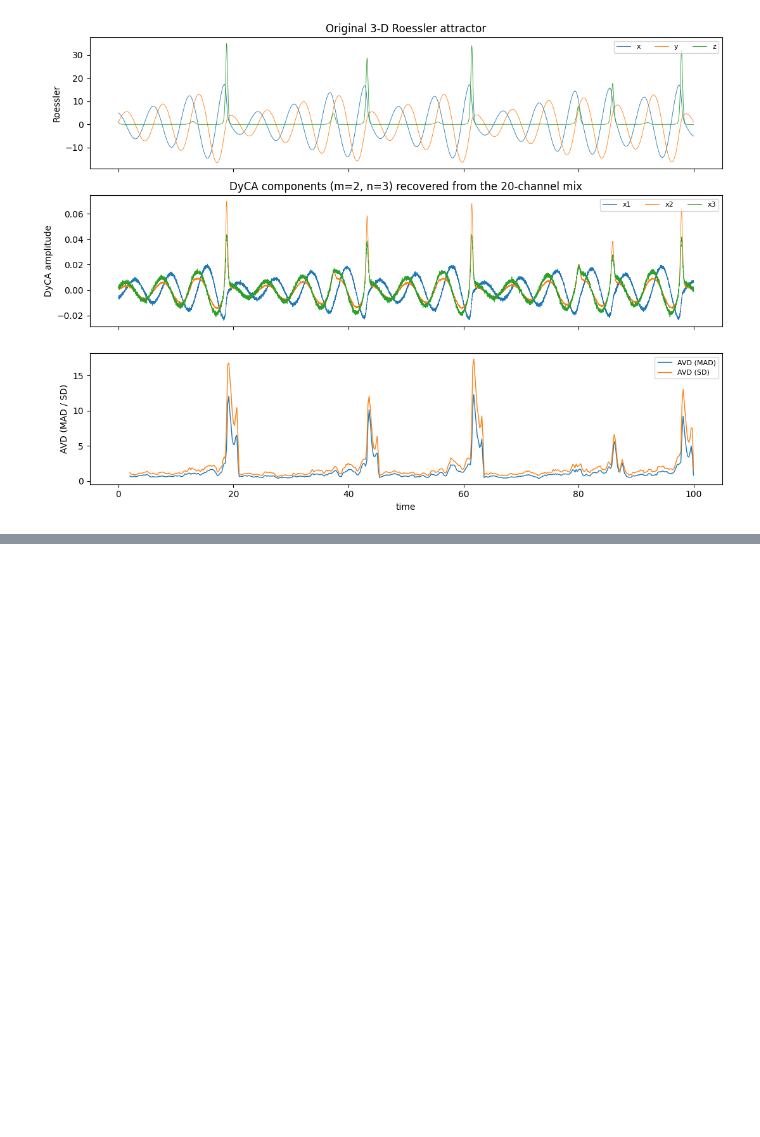
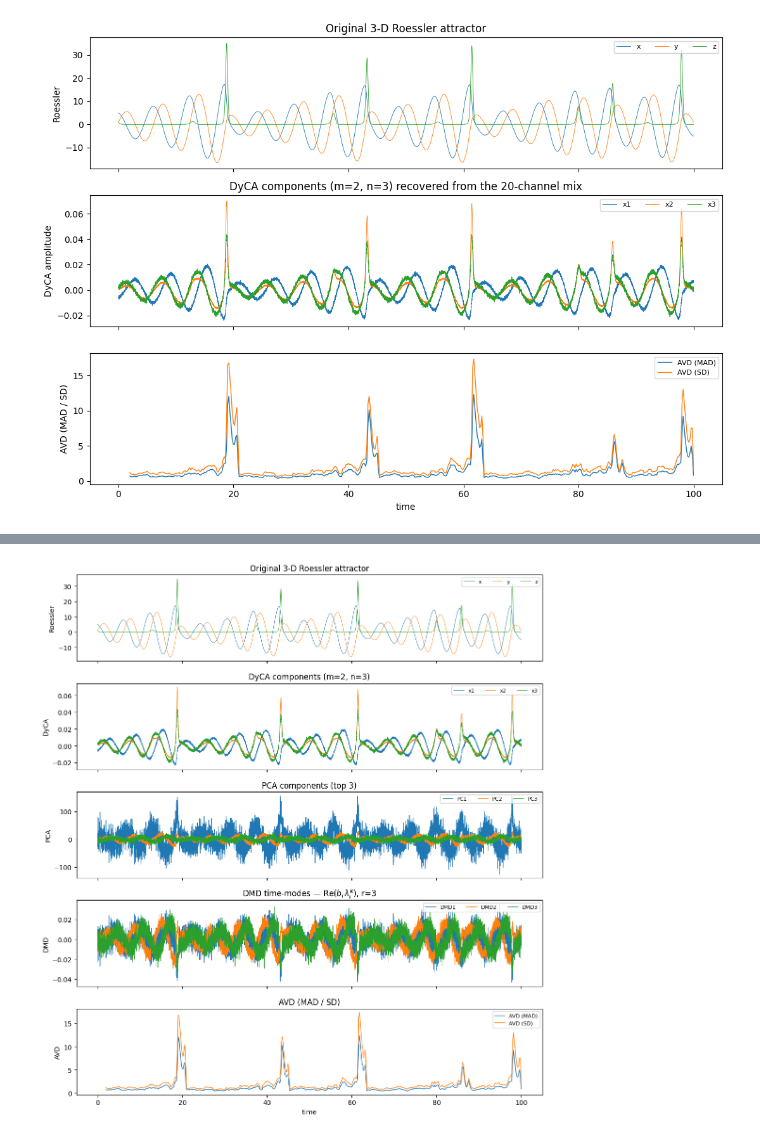
Before and after one commit to annikastiehl/Average-Volatility-Dimensioning, a Jupyter notebook: main_roessler.ipynb, the cells around one changed output, grey strips where cells are left out. Cells and saved outputs as stored; diff of their text form; code cells hidden in the pictures; blank space fills up the shorter version.

```diff
--- a/main_roessler.ipynb
+++ b/main_roessler.ipynb
@@ -278,0 +288,9 @@ plt.show()
+# %%
+from sklearn.decomposition import PCA
+
+# PCA on the same mean-centred (time, channels) matrix
+pca = PCA(n_components=N_TOTAL)
+Y_pca = pca.fit_transform(X).T          # (n, time) for shape consistency with DyCA
+
+print('PCA explained variance ratios:', np.round(pca.explained_variance_ratio_, 4))
+print('PCA cumulative                :', np.round(pca.explained_variance_ratio_.cumsum(), 4))
@@ -278,0 +370,44 @@ plt.show()
+# %%
+fig, axes = plt.subplots(5, 1, figsize=(11, 12), sharex=True)
+
+# 1) Underlying 3-D Roessler (ground truth)
+axes[0].plot(t_grid, x_data[0], lw=0.6, label='x')
+axes[0].plot(t_grid, x_data[1], lw=0.6, label='y')
+axes[0].plot(t_grid, x_data[2], lw=0.6, label='z')
+axes[0].set_ylabel('Roessler')
+axes[0].set_title('Original 3-D Roessler attractor')
+axes[0].legend(loc='upper right', fontsize=8, ncol=3)
+
+# 2) DyCA
+for i in range(N_TOTAL):
+    axes[1].plot(time_vec, Y_dyca[i], lw=0.6, label=f'x{i+1}')
+axes[1].set_ylabel('DyCA')
+axes[1].set_title(f'DyCA components (m={M_LINEAR}, n={N_TOTAL})')
+axes[1].legend(loc='upper right', fontsize=8, ncol=N_TOTAL)
+
+# 3) PCA
+for i in range(N_TOTAL):
+    axes[2].plot(time_vec, Y_pca[i], lw=0.6, label=f'PC{i+1}')
+axes[2].set_ylabel('PCA')
+axes[2].set_title(f'PCA components (top {N_TOTAL})')
+axes[2].legend(loc='upper right', fontsize=8, ncol=N_TOTAL)
+
+# 4) DMD (real part of the dominant time-modes)
+for i in range(N_TOTAL):
+    axes[3].plot(time_vec, Y_dmd[:, i], lw=0.6, label=f'DMD{i+1}')
+axes[3].set_ylabel('DMD')
+axes[3].set_title(f'DMD time-modes — Re($b_i\\,\\lambda_i^k$), r={N_TOTAL}')
+axes[3].legend(loc='upper right', fontsize=8, ncol=N_TOTAL)
+
+# 5) AVD curves
+axes[4].plot(mad_time, avd_mad['MAD'].values, color='C0', lw=1.0, label='AVD (MAD)')
+axes[4].plot(sd_time, avd_sd['SD'].values, color='C1', lw=1.0, label='AVD (SD)')
+axes[4].set_ylabel('AVD')
+axes[4].set_xlabel('time')
+axes[4].set_title('AVD (MAD / SD)')
+axes[4].legend(loc='upper right', fontsize=8)
+
+plt.tight_layout()
+plt.show()
+# %% [output]
+[figure, added]
```
Also changed, not shown: parts of 4 cells of this notebook, 1 other file.
